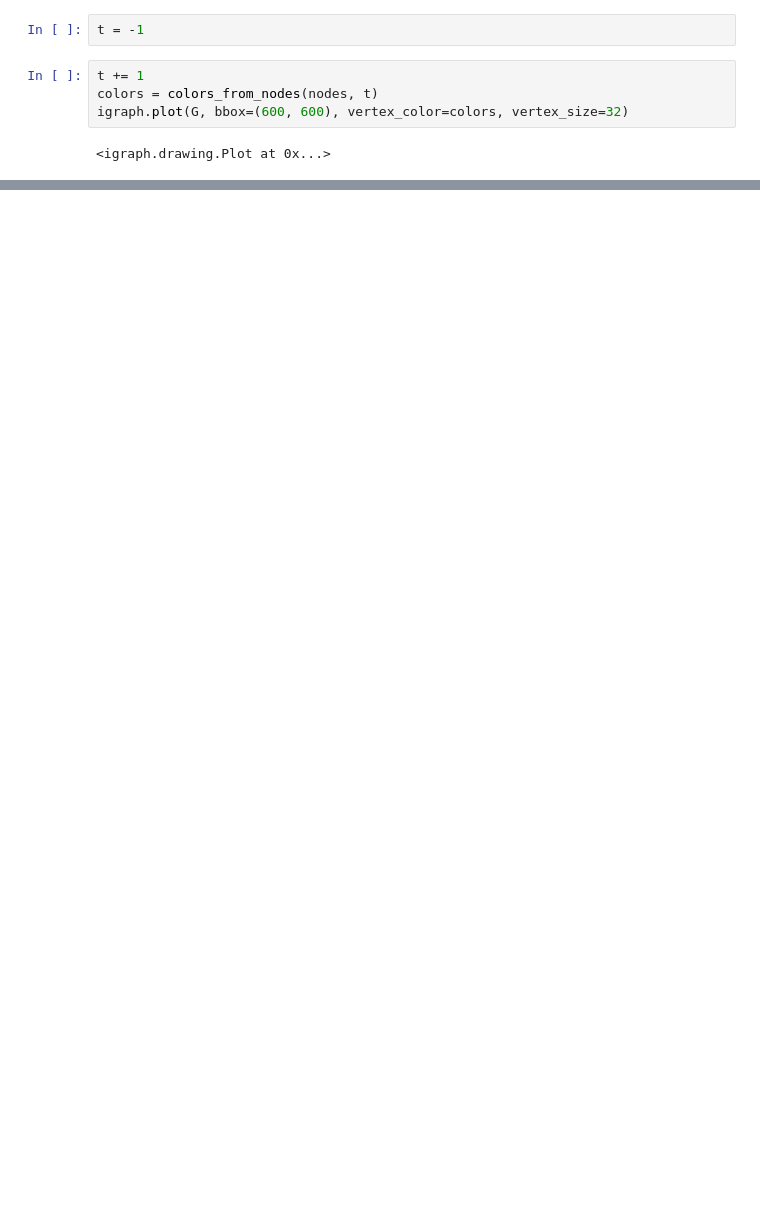
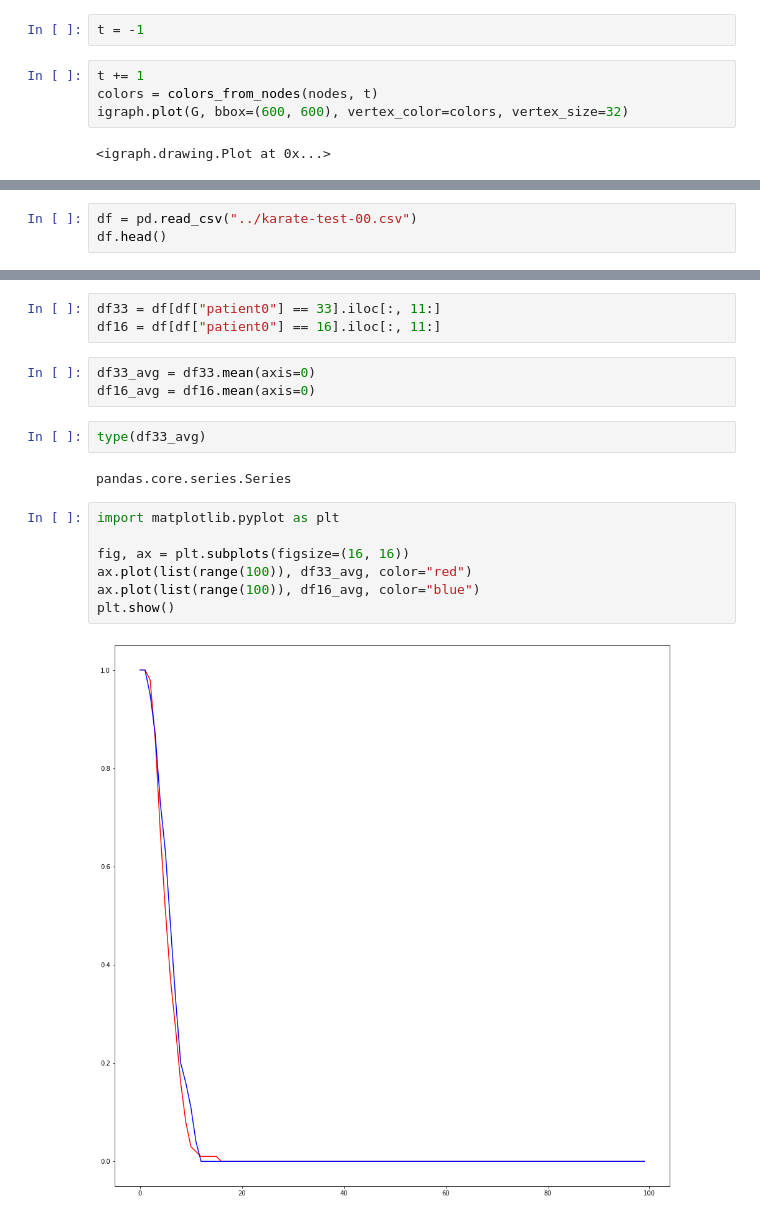
Before and after one commit to rkingan/disease-sim, a Jupyter notebook: notebooks/test01.ipynb, the cells around one changed output, grey strips where cells are left out. Cells and saved outputs as stored; diff of their text form; blank space fills up the shorter version.

```diff
--- a/notebooks/test01.ipynb
+++ b/notebooks/test01.ipynb
@@ -49,0 +67,3 @@ igraph.plot(G, bbox=(600, 600), vertex_color=colors, vertex_size=32)
+# %%
+df = pd.read_csv("../karate-test-00.csv")
+df.head()
@@ -49,0 +78,19 @@ igraph.plot(G, bbox=(600, 600), vertex_color=colors, vertex_size=32)
+# %%
+df33 = df[df["patient0"] == 33].iloc[:, 11:]
+df16 = df[df["patient0"] == 16].iloc[:, 11:]
+# %%
+df33_avg = df33.mean(axis=0)
+df16_avg = df16.mean(axis=0)
+# %%
+type(df33_avg)
+# %% [output]
+pandas.core.series.Series
+# %%
+import matplotlib.pyplot as plt
+
+fig, ax = plt.subplots(figsize=(16, 16))
+ax.plot(list(range(100)), df33_avg, color="red")
+ax.plot(list(range(100)), df16_avg, color="blue")
+plt.show()
+# %% [output]
+[figure, added]
```
Also changed, not shown: parts of 9 cells of this notebook, 7 other files.
